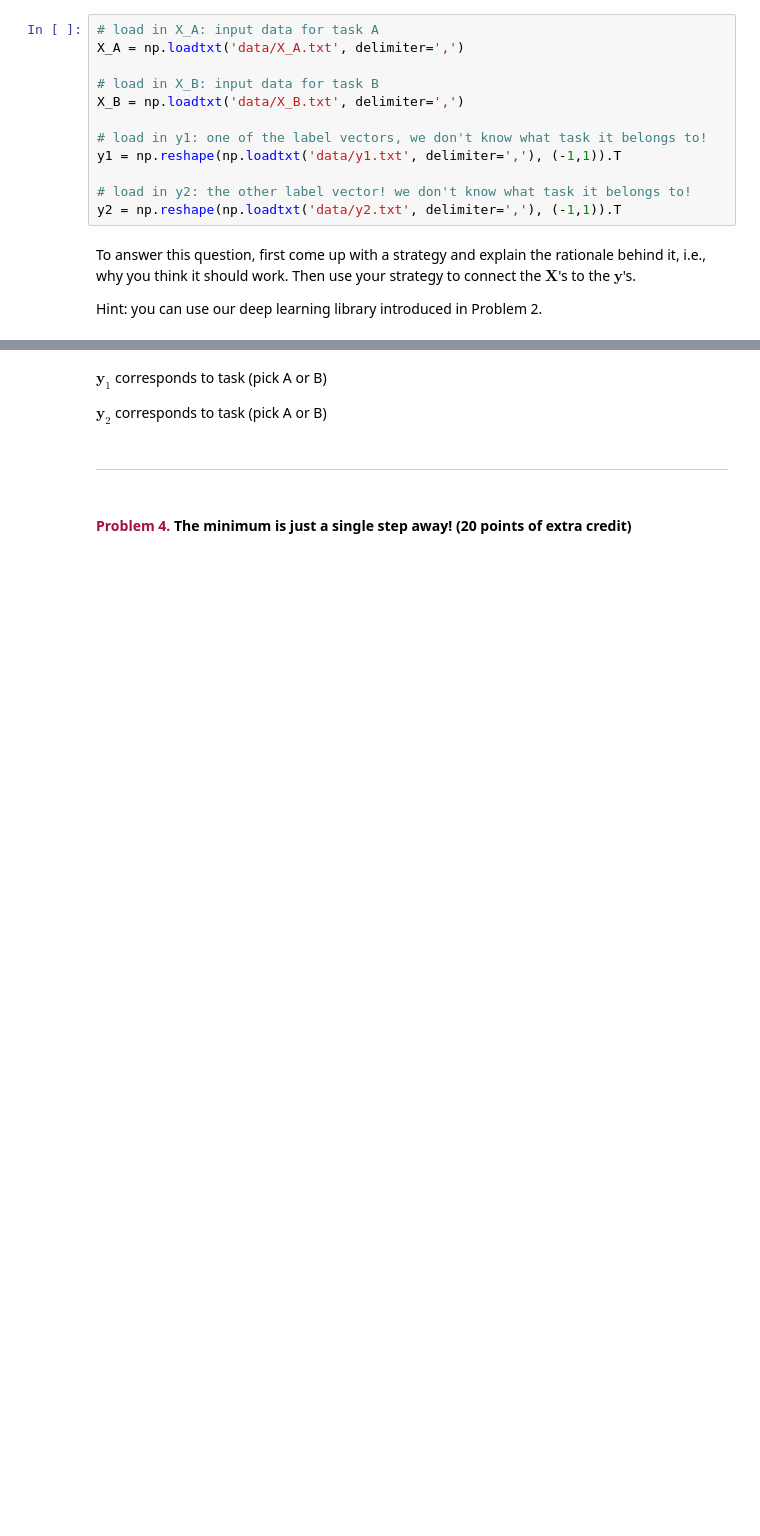
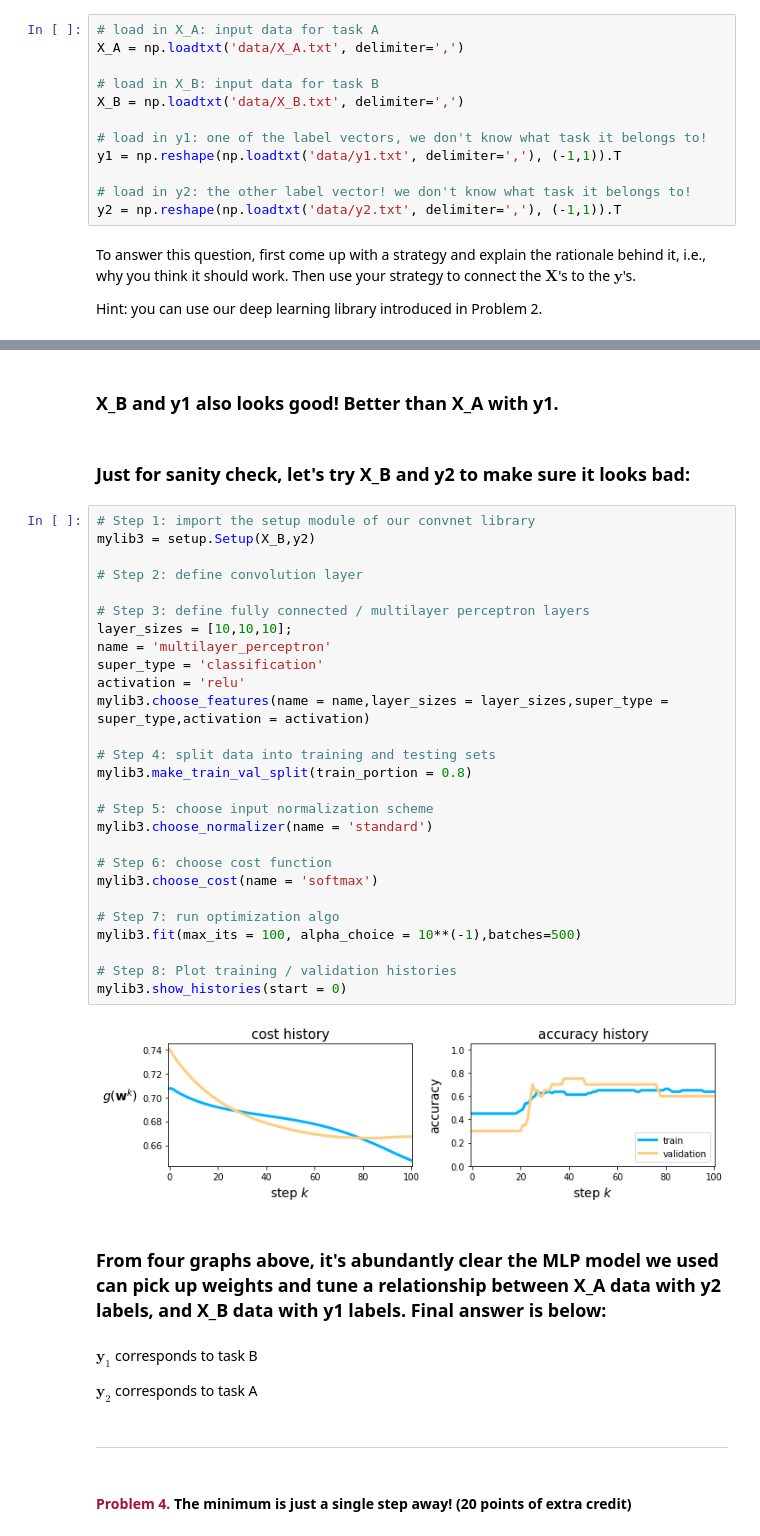
Before and after one commit to adai2017/dlhomework, a Jupyter notebook: DL_Final_Exam/Final_Exam.ipynb, the cells around one changed output, grey strips where cells are left out. Cells and saved outputs as stored; diff of their text form; blank space fills up the shorter version.

```diff
--- a/DL_Final_Exam/Final_Exam.ipynb
+++ b/DL_Final_Exam/Final_Exam.ipynb
@@ -324,7 +446,42 @@ Your answer/strategy goes here.
+# %% [markdown]
+### X_B and y1 also looks good! Better than X_A with y1.
+# %% [markdown]
+### Just for sanity check, let's try X_B and y2 to make sure it looks bad:
+# %%
+# Step 1: import the setup module of our convnet library
+mylib3 = setup.Setup(X_B,y2)
+
+# Step 2: define convolution layer
+
+# Step 3: define fully connected / multilayer perceptron layers
+layer_sizes = [10,10,10];
+name = 'multilayer_perceptron'
+super_type = 'classification'
+activation = 'relu'
+mylib3.choose_features(name = name,layer_sizes = layer_sizes,super_type = super_type,activation = activation)
+
+# Step 4: split data into training and testing sets
+mylib3.make_train_val_split(train_portion = 0.8)
+
+# Step 5: choose input normalization scheme
+mylib3.choose_normalizer(name = 'standard')
+
+# Step 6: choose cost function
+mylib3.choose_cost(name = 'softmax')
+
+# Step 7: run optimization algo
+mylib3.fit(max_its = 100, alpha_choice = 10**(-1),batches=500)
+
+# Step 8: Plot training / validation histories
+mylib3.show_histories(start = 0)
+# %% [output]
+[figure, added]
+# %% [markdown]
+### From four graphs above, it's abundantly clear the MLP model we used can pick up weights and tune a relationship between X_A data with y2 labels, and X_B data with y1 labels. Final answer is below:
 # %% [markdown]
-$\mathbf{y}_1$ corresponds to task (pick A or B)
+$\mathbf{y}_1$ corresponds to task B
 
-$\mathbf{y}_2$ corresponds to task (pick A or B)
+$\mathbf{y}_2$ corresponds to task A
 # %% [markdown]
 ----------
 # %% [markdown]
```
Also changed, not shown: parts of 83 cells of this notebook.
